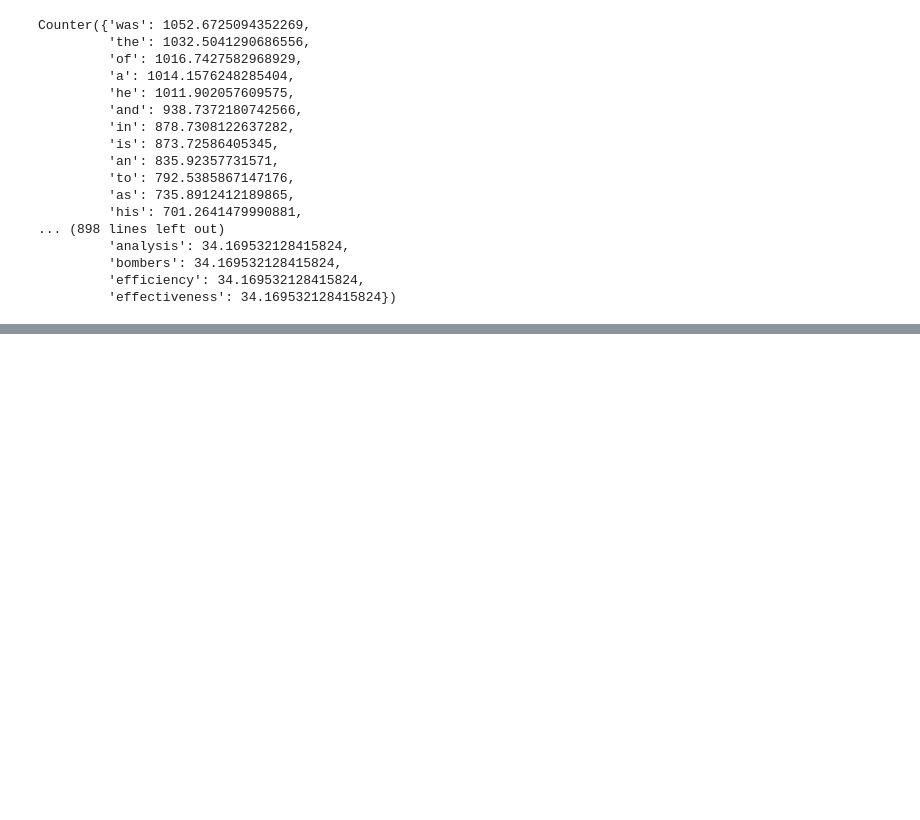
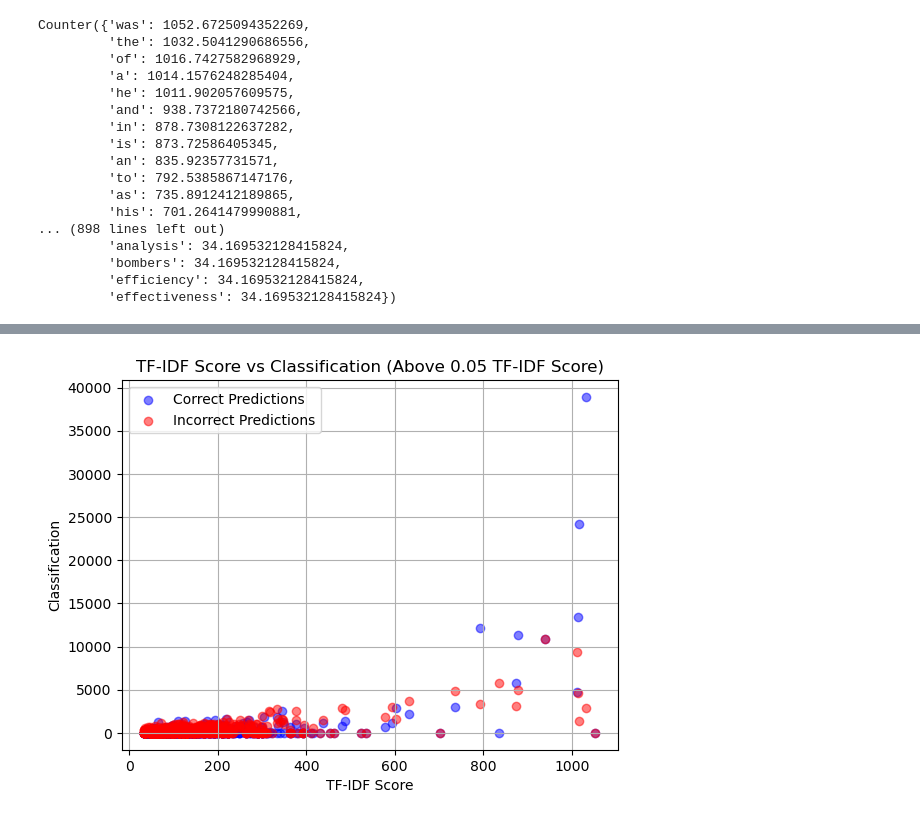
Before and after one commit to NiallMcguire/SIGIR_EEG_GAN, a Jupyter notebook: Development/EEG-To-Text-GAN/Data_Exploration/correct_distribution.ipynb, the cells around one changed output, grey strips where cells are left out. Cells and saved outputs as stored; diff of their text form; code cells hidden in the pictures; blank space fills up the shorter version.

Commit message:
Weighted based in TF-IDF

```diff
--- a/Development/EEG-To-Text-GAN/Data_Exploration/correct_distribution.ipynb
+++ b/Development/EEG-To-Text-GAN/Data_Exploration/correct_distribution.ipynb
@@ -398,0 +409,31 @@ plt.show()
+# %%
+
+# Define the TF-IDF score threshold
+tfidf_threshold = 0.05  # Adjust as needed
+
+# Filter words based on TF-IDF score threshold
+filtered_words = [word for word, tfidf in tf_idf.items() if tfidf > tfidf_threshold]
+filtered_tfidf_scores = [tf_idf[word] for word in filtered_words]
+filtered_correct_classifications = [Correct_Predictions.get(word, 0) for word in filtered_words]
+filtered_incorrect_classifications = [Incorrect_Predictions.get(word, 0) for word in filtered_words]
+
+# Create figure and axes
+fig, ax = plt.subplots()
+
+# Plot correct predictions in blue
+ax.scatter(filtered_tfidf_scores, filtered_correct_classifications, color='blue', alpha=0.5, label='Correct Predictions')
+
+# Plot incorrect predictions in red
+ax.scatter(filtered_tfidf_scores, filtered_incorrect_classifications, color='red', alpha=0.5, label='Incorrect Predictions')
+
+# Set labels and title
+ax.set_xlabel('TF-IDF Score')
+ax.set_ylabel('Classification')
+plt.title('TF-IDF Score vs Classification (Above {} TF-IDF Score)'.format(tfidf_threshold))
+
+# Customize the plot
+plt.legend()
+plt.grid(True)
+plt.show()
+# %% [output]
+[figure, added]
```
Also changed, not shown: parts of 20 cells of this notebook, 1 other file.
